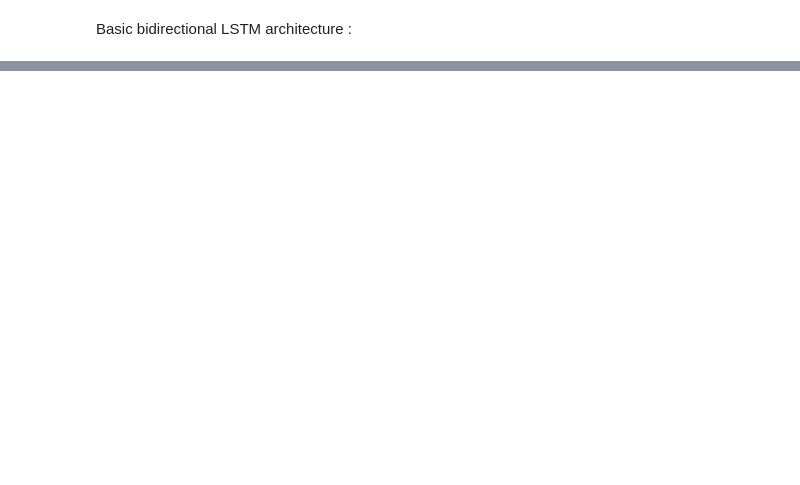
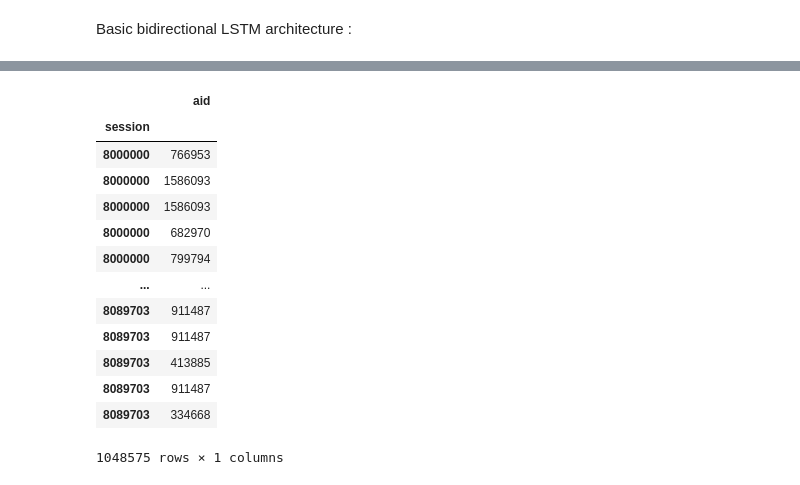
Before and after one commit to satishgc227/git-test, a Jupyter notebook: OTTO_RECOMMENDER_SYSTEM.ipynb, the cells around one changed output, grey strips where cells are left out. Drawn from its saved outputs; the diff is of its cells as text; code cells hidden in the pictures; blank space fills up the shorter version.

```diff
--- a/OTTO_RECOMMENDER_SYSTEM.ipynb
+++ b/OTTO_RECOMMENDER_SYSTEM.ipynb
@@ -418,0 +423,21 @@ ValueError: ignored
+# %%
+df = df[['session','aid']]
+# %%
+df.set_index('session',inplace=True)
+# %%
+df
+# %% [output]
+|  | aid |
+| session |  |
+| 8000000 | 766953 |
+| 8000000 | 1586093 |
+| 8000000 | 1586093 |
+| 8000000 | 682970 |
+| 8000000 | 799794 |
+| ... | ... |
+| 8089703 | 911487 |
+| 8089703 | 911487 |
+| 8089703 | 413885 |
+| 8089703 | 911487 |
+| 8089703 | 334668 |
+1048575 rows × 1 columns
```
Also changed, not shown: parts of 30 cells of this notebook.
